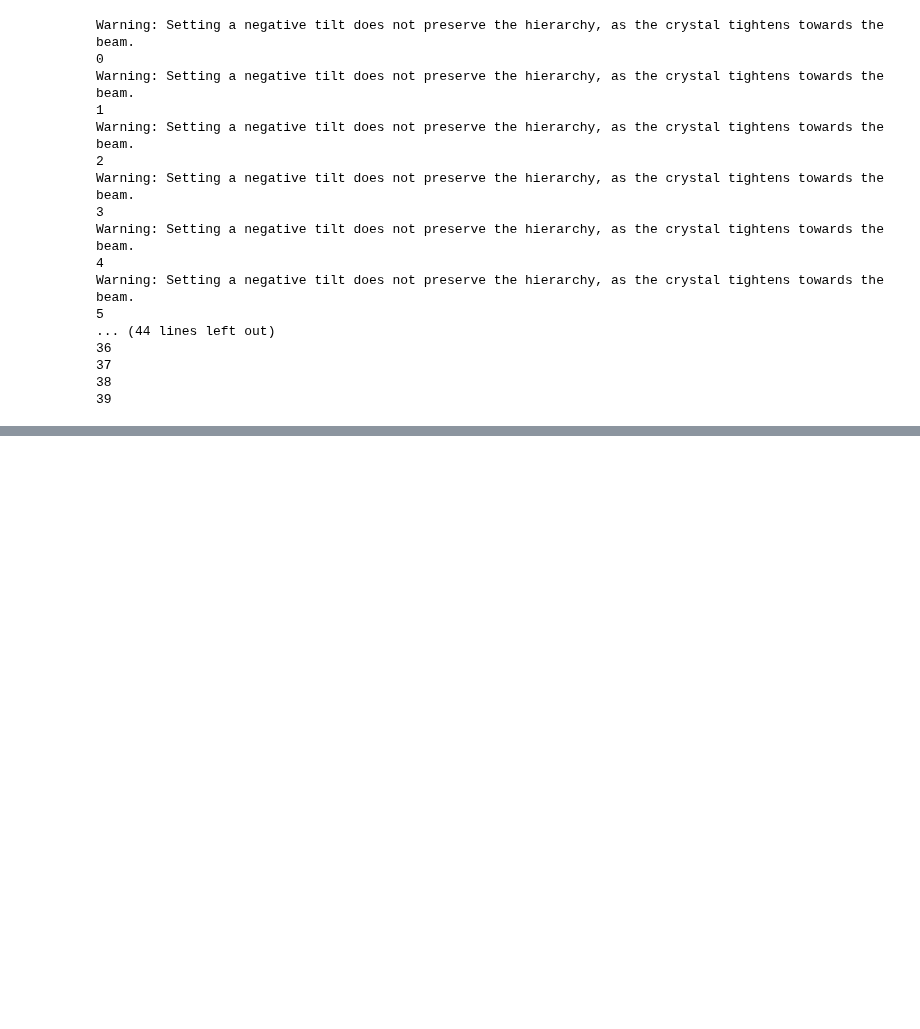
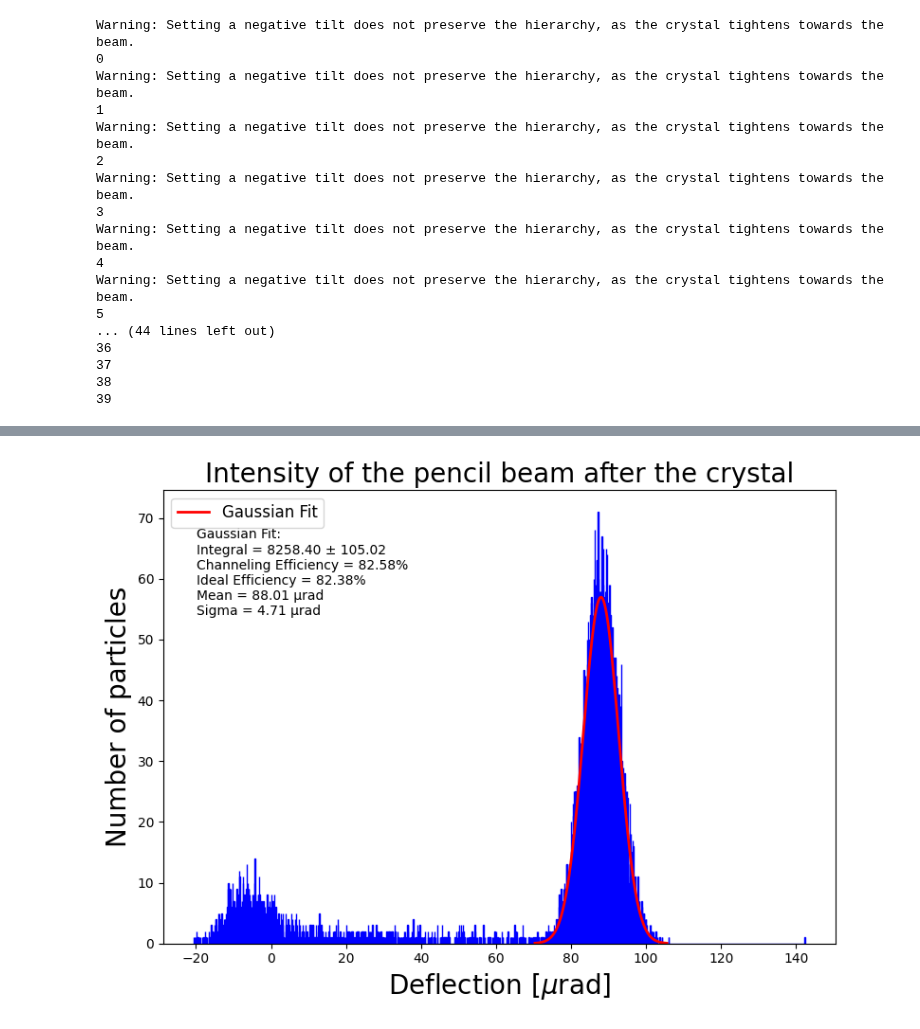
Before and after one commit to giacomells/Technical-Student-2024-2025, a Jupyter notebook: Crystal Analysis/Channeling Efficiencies studies/ImpactingAngleEfficiency.ipynb, the cells around one changed output, grey strips where cells are left out. Drawn from its saved outputs; the diff is of its cells as text; code cells hidden in the pictures; blank space fills up the shorter version.

```diff
--- a/Crystal Analysis/Channeling Efficiencies studies/ImpactingAngleEfficiency.ipynb
+++ b/Crystal Analysis/Channeling Efficiencies studies/ImpactingAngleEfficiency.ipynb
@@ -259,0 +442,2 @@ plt.show()
+# %%
+iteration_data = tracking_data[tracking_data['iteration'] == 20]
@@ -259,0 +466,84 @@ plt.show()
+# %%
+BendingAngle = crystal.bending_angle *1.e6
+print(f"BendingAngle: {BendingAngle} mrad")
+
+
+# Define Gaussian function for fitting
+def gaussian(x, amp, mean, sigma):
+    return amp * np.exp(-((x - mean)**2) / (2 * sigma**2))
+
+px_values = iteration_data['px'] * 1.e6
+px_init_values = iteration_data['px_init'] *1.e6
+crystal_angle = iteration_data['angle'].unique().item() * 1.e6
+print(f"crystal_angle: {crystal_angle} mrad")
+
+# Select only surviving particles and only within the window of interest
+mask = (px_values > -BendingAngle) & ((px_values - part_init.px) < BendingAngle * 2) & ((px_values - part_init.px) > -100)
+channeling_px = px_values[mask]   # Convert to µrad
+
+# Generate the histogram data for plotting and fitting
+counts, bin_edges = np.histogram(channeling_px, bins=2000, density=False)
+bin_centers = (bin_edges[:-1] + bin_edges[1:]) / 2
+bin_width = bin_edges[1] - bin_edges[0]
+
+# Restrict fitting to the peak range
+mask_fit = (bin_centers >= crystal_angle + BendingAngle * 0.8) & (bin_centers <= crystal_angle + BendingAngle * 1.2)
+bin_centers_fit = bin_centers[mask_fit]
+counts_fit = counts[mask_fit]
+print(counts_fit)
+
+# Perform Gaussian fit within the specified range
+initial_guess = [np.max(counts_fit), crystal_angle + BendingAngle, 5]
+popt, pcov = curve_fit(gaussian, bin_centers_fit, counts_fit, p0=initial_guess,
+                       bounds=([0, BendingAngle*0.8 + crystal_angle, 1], [np.inf,  BendingAngle*1.2 + crystal_angle, 10]))
+print(f"Bin with biggest count: {np.argmax(counts_fit)}")
+
+# Extract fit parameters and errors
+amp, mean, sigma = popt
+amp_err, mean_err, sigma_err = np.sqrt(np.diag(pcov))
+
+# Plot the histogram and the Gaussian fit only in the fitting range
+plt.figure(figsize=(8, 6))
+plt.hist(channeling_px, bins=2000, density=False, color='blue', edgecolor='blue')
+
+# Plot the Gaussian fit
+plot_range = np.linspace(crystal_angle + BendingAngle*0.8, crystal_angle + BendingAngle*1.2, 2000)
+plt.plot(plot_range, gaussian(plot_range, *popt), color='red', linewidth=2, label="Gaussian Fit")
+
+# Calculate the integral (number of channeled particles) and its error
+integral = amp * sigma * np.sqrt(2 * np.pi) / bin_width                         #IMPORTANT TO DIVEDE BY BIN_WIDTH
+integral_error = integral * np.sqrt((amp_err / amp)**2 + (sigma_err / sigma)**2)
+
+# Calculate efficiency for the main peak relative to total particles in the range
+efficiency = integral / num_part * 100
+# Ideal efficiency calculated as particles insed range +- 3 sigma of the integral
+lower_bound = mean - 3 * sigma
+upper_bound = mean + 3 * sigma
+particles_in_range = len(channeling_px[(channeling_px >= lower_bound) & (channeling_px <= upper_bound)])
+ideal_efficiency = (particles_in_range / num_part) * 100
+
+# Display fit information on the plot
+fit_info = (f"\n"
+            f"Gaussian Fit:\n"
+            f"Integral = {integral:.2f} ± {integral_error:.2f}\n"
+            f"Channeling Efficiency = {efficiency:.2f}%\n"
+            f"Ideal Efficiency = {ideal_efficiency:.2f}%\n"
+            f"Mean = {mean:.2f} µrad\n"
+            f"Sigma = {sigma:.2f} µrad")
+plt.text(0.05, 0.95, fit_info, transform=plt.gca().transAxes, fontsize=10, verticalalignment='top')
+
+# Final plot adjustments
+plt.xlabel(r'Deflection [$\mu$rad]', fontsize=20)
+#plt.xlim(crystal_angle - BendingAngle, crystal_angle + BendingAngle * 1.2)
+plt.ylabel('Number of particles', fontsize=20)
+plt.title(r'Intensity of the pencil beam after the crystal', fontsize=20)
+plt.legend(loc="upper left", fontsize=12)
+plt.tight_layout()
+plt.show()
+
+# Print the results
+print(f"Number of channeled particles (integral of the fit): {integral:.2f} ± {integral_error:.2f}")
+print(f"Channeling Efficiency: {efficiency:.2f}%")
+print(f"Ideal Efficiency: {ideal_efficiency:.2f}%")
+print(f"Fit parameters: Amplitude = {amp:.2f}, Mean = {mean:.2f}, Sigma = {sigma:.2f}")
+# %% [output]
@@ -259,0 +567 @@ plt.show()
+[figure, added]
```
Also changed, not shown: parts of 18 cells of this notebook.
